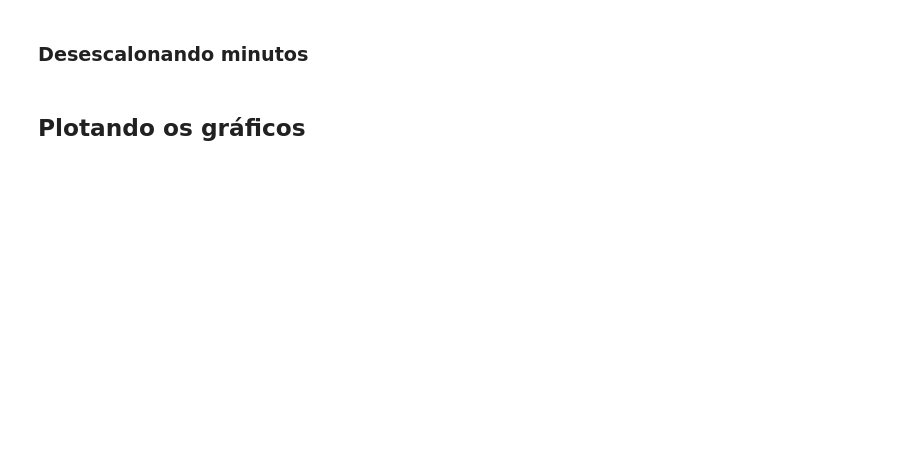
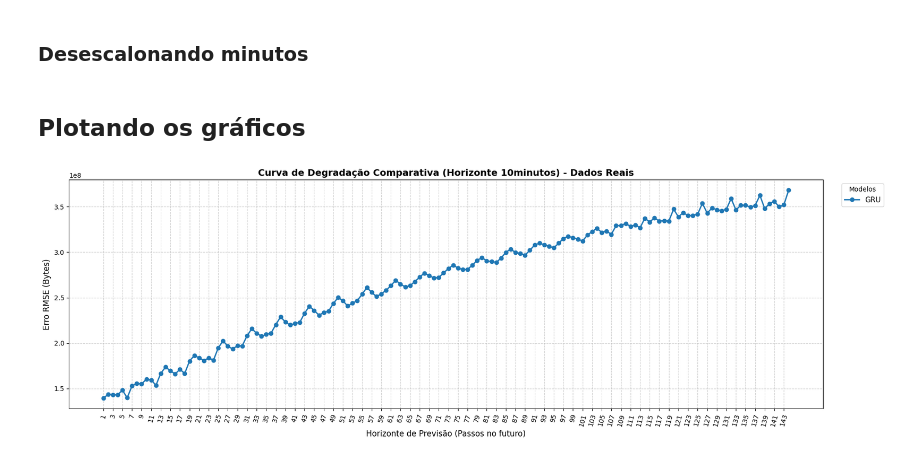
Before and after one commit to LarcesUece/GRANULARITY-PREDICTION, a Jupyter notebook: src/notebooks/avaliacao de modelos.ipynb, the cells around one changed output. Drawn from its saved outputs; the diff is of its cells as text; code cells hidden in the pictures; blank space fills up the shorter version.

```diff
--- a/src/notebooks/avaliacao de modelos.ipynb
+++ b/src/notebooks/avaliacao de modelos.ipynb
@@ -82,17 +87,19 @@ gc.collect()
 # %%
-train_10min_wind = pd.read_csv('../../data/Tabelas_criadas/treino_10min.csv')
-test_10min_wind = pd.read_csv('../../data/Tabelas_criadas/teste_10min.csv')
-val_10min_wind = pd.read_csv('../../data/Tabelas_criadas/val_10min.csv')
+train_10min_wind = pl.read_csv('../../data/Tabelas_criadas/treino_10min.csv')
+test_10min_wind = pl.read_csv('../../data/Tabelas_criadas/teste_10min.csv')
+val_10min_wind = pl.read_csv('../../data/Tabelas_criadas/val_10min.csv')
 
 
 
 inputs_10m = 7*24*6
 outputs_10m = 1*24*6
 
-np_train_10m = np.array(train_10min_wind)
-np_test_10m = np.array(test_10min_wind)
-np_val_10m = np.array(val_10min_wind)
-del train_10min_wind, test_10min_wind, val_10min_wind
+np_train_10m = train_10min_wind.to_numpy()
+del train_10min_wind
+np_test_10m = test_10min_wind.to_numpy()
+del test_10min_wind
+np_val_10m = val_10min_wind.to_numpy()
+del val_10min_wind
 X_train_10m = np_train_10m[:, :inputs_10m + 1].astype('float32')
 y_train_10m = np_train_10m[:, inputs_10m+1:].astype('float32')
 del np_train_10m
@@ -437,32 +473,35 @@ gran = "10minutos"
 plt.figure(figsize=(18, 6))
 
 # 2. Loop para cada modelo: calcula os erros e adiciona a linha no gráfico aberto
+model_keys = ["GRU"]
 for modelo in model_keys:
     erros_por_horizonte = []
 
     # Calcula o erro separadamente para cada passo no futuro
     for t in range(granularidade[gran]):
         real_coluna = real_sem_escaler[gran][:, t]
         pred_coluna = predicoes_sem_escaler[modelo][gran][:, t]
 
         # Calcula o RMSE dessa hora específica
         rmse_atual = np.sqrt(mean_squared_error(real_coluna, pred_coluna))
         erros_por_horizonte.append(rmse_atual)
 
     # Plota a linha deste modelo (o parâmetro 'label' garante que o nome vá para a legenda)
     plt.plot(range(1, granularidade[gran] + 1), erros_por_horizonte, marker='o', linewidth=2, label=modelo)
 
 # 3. Estilização do gráfico unificado
 plt.title(f'Curva de Degradação Comparativa (Horizonte {gran}) - Dados Reais', fontsize=14, fontweight='bold')
 plt.xlabel('Horizonte de Previsão (Passos no futuro)', fontsize=12)
 plt.ylabel('Erro RMSE (Bytes)', fontsize=12)
 
 # Configura o eixo X para mostrar todos os passos
 plt.xticks(range(1, granularidade[gran] + 1,2), rotation = 75)
 plt.grid(True, linestyle='--', alpha=0.6)
 
 # Invoca a legenda para mostrar qual cor pertence a qual modelo
 plt.legend(title='Modelos', fontsize=11, loc='upper left', bbox_to_anchor=(1.02, 1))
 
 plt.tight_layout()
 plt.show()
+# %% [output]
+[figure, added]
```
Also changed, not shown: parts of 8 cells of this notebook, 6 other files.
